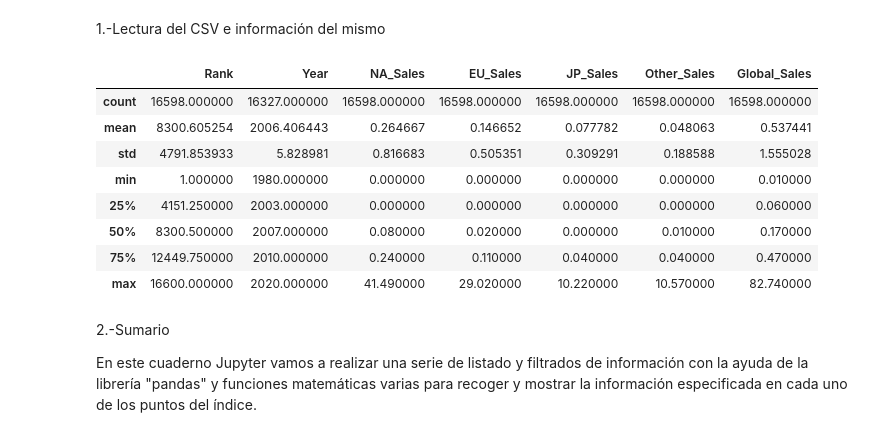
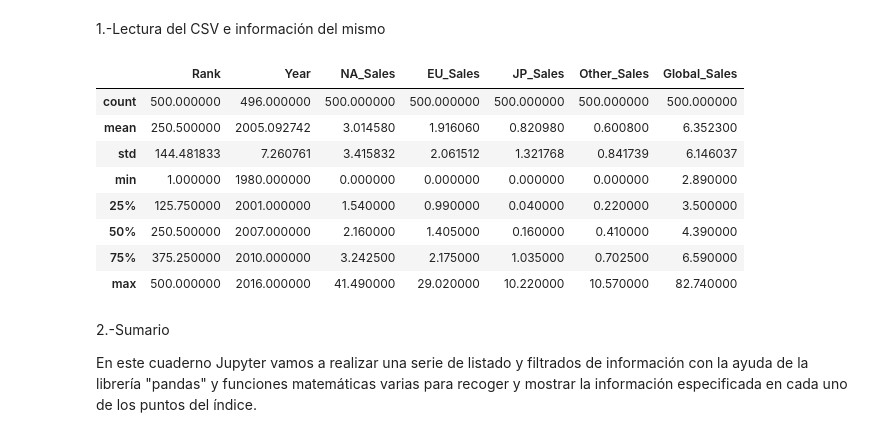
Before and after one commit to EricKnuchel/Lucasteam, a Jupyter notebook: pandas.ipynb, the cells around one changed output. Saved outputs shown, nothing was run; the diff lists cells and outputs as text; code cells hidden in the pictures.

```diff
--- a/pandas.ipynb
+++ b/pandas.ipynb
@@ -69,21 +69,21 @@ PROYECTO JUEGOS
 # %%
 import pandas as pd
 import matplotlib.pyplot as plt
 
 
 #Leemos el csv y devolvemos la información contenida en el mismo junto con una descripción de los campos
-data = pd.read_csv("datos/vgsales.csv")
+data = pd.read_csv("datos/vgsales.csv", nrows=500)
 data.describe()
 # %% [output]
 |  | Rank | Year | NA_Sales | EU_Sales | JP_Sales | Other_Sales | Global_Sales |
-| count | 16598.000000 | 16327.000000 | 16598.000000 | 16598.000000 | 16598.000000 | 16598.000000 | 16598.000000 |
-| mean | 8300.605254 | 2006.406443 | 0.264667 | 0.146652 | 0.077782 | 0.048063 | 0.537441 |
-| std | 4791.853933 | 5.828981 | 0.816683 | 0.505351 | 0.309291 | 0.188588 | 1.555028 |
-| min | 1.000000 | 1980.000000 | 0.000000 | 0.000000 | 0.000000 | 0.000000 | 0.010000 |
-| 25% | 4151.250000 | 2003.000000 | 0.000000 | 0.000000 | 0.000000 | 0.000000 | 0.060000 |
-| 50% | 8300.500000 | 2007.000000 | 0.080000 | 0.020000 | 0.000000 | 0.010000 | 0.170000 |
-| 75% | 12449.750000 | 2010.000000 | 0.240000 | 0.110000 | 0.040000 | 0.040000 | 0.470000 |
-| max | 16600.000000 | 2020.000000 | 41.490000 | 29.020000 | 10.220000 | 10.570000 | 82.740000 |
+| count | 500.000000 | 496.000000 | 500.000000 | 500.000000 | 500.000000 | 500.000000 | 500.000000 |
+| mean | 250.500000 | 2005.092742 | 3.014580 | 1.916060 | 0.820980 | 0.600800 | 6.352300 |
+| std | 144.481833 | 7.260761 | 3.415832 | 2.061512 | 1.321768 | 0.841739 | 6.146037 |
+| min | 1.000000 | 1980.000000 | 0.000000 | 0.000000 | 0.000000 | 0.000000 | 2.890000 |
+| 25% | 125.750000 | 2001.000000 | 1.540000 | 0.990000 | 0.040000 | 0.220000 | 3.500000 |
+| 50% | 250.500000 | 2007.000000 | 2.160000 | 1.405000 | 0.160000 | 0.410000 | 4.390000 |
+| 75% | 375.250000 | 2010.000000 | 3.242500 | 2.175000 | 1.035000 | 0.702500 | 6.590000 |
+| max | 500.000000 | 2016.000000 | 41.490000 | 29.020000 | 10.220000 | 10.570000 | 82.740000 |
 # %% [markdown]
 2.-Sumario
 
```
Also changed, not shown: parts of 14 cells of this notebook.
